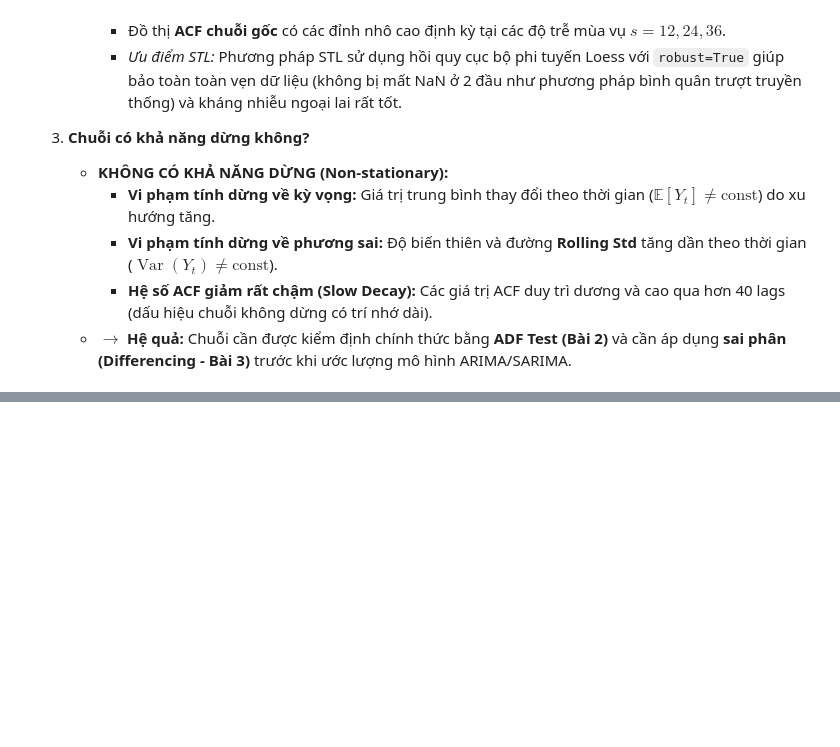
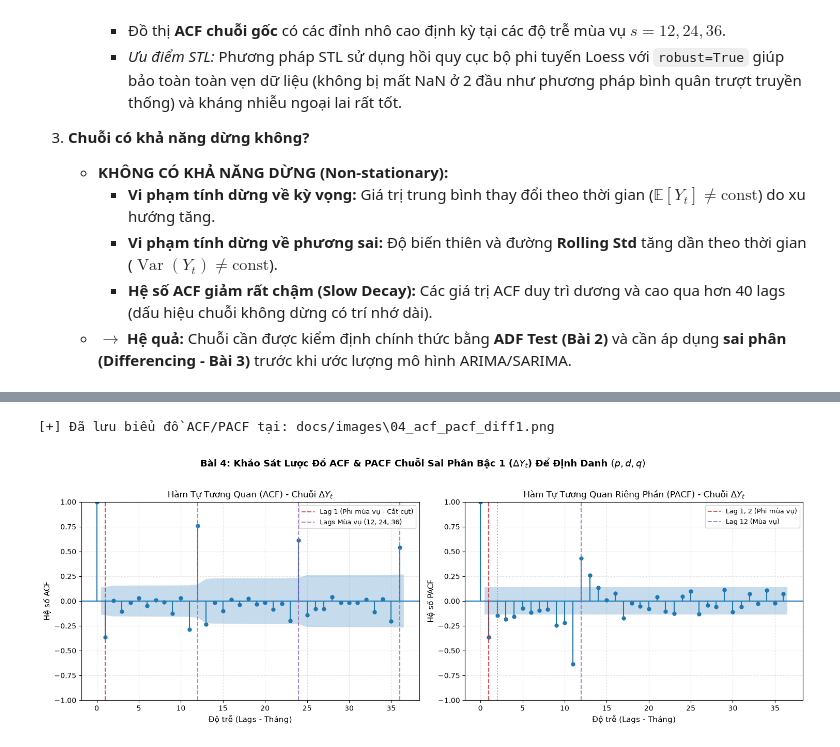
Before and after one commit to ZojithichIT/Lab2_Timeseries, a Jupyter notebook: scripts/main.ipynb, the cells around one changed output, grey strips where cells are left out. Drawn from its saved outputs; the diff is of its cells as text; code cells hidden in the pictures; blank space fills up the shorter version.

```diff
--- a/scripts/main.ipynb
+++ b/scripts/main.ipynb
@@ -219,0 +497,66 @@ Dựa trên các phân tích và biểu đồ trực quan ở trên, ta có kế
+# %%
+# 1. Trực quan hóa Lược đồ Tự Tương Quan (ACF) & Tự Tương Quan Riêng Phần (PACF)
+from statsmodels.graphics.tsaplots import plot_acf, plot_pacf
+import os
+
+# Đảm bảo đường dẫn thư mục ảnh linh hoạt khi chạy ở root hoặc scripts/
+img_dir = 'docs/images' if os.path.exists('docs/images') else '../docs/images'
+os.makedirs(img_dir, exist_ok=True)
+
+# Thiết lập kích thước đồ thị chuyên nghiệp
+fig, axes = plt.subplots(1, 2, figsize=(15, 5.2))
+
+# Subplot 1: Hàm Tự tương quan (ACF) của chuỗi sai phân bậc 1
+plot_acf(
+    diff1_series,
+    lags=36,
+    ax=axes[0],
+    alpha=0.05,
+    title=r'Hàm Tự Tương Quan (ACF) - Chuỗi $\Delta Y_t$'
+)
+axes[0].set_xlabel('Độ trễ (Lags - Tháng)', fontsize=11)
+axes[0].set_ylabel('Hệ số ACF', fontsize=11)
+axes[0].grid(True, linestyle=':', alpha=0.6)
+
+# Đánh dấu các mốc trễ quan trọng trên đồ thị ACF
+axes[0].axvline(1, color='#d62728', linestyle='--', linewidth=1.5, alpha=0.8, label='Lag 1 (Phi mùa vụ - Cắt cụt)')
+axes[0].axvline(12, color='#9467bd', linestyle='--', linewidth=1.5, alpha=0.8, label='Lags Mùa vụ (12, 24, 36)')
+axes[0].axvline(24, color='#9467bd', linestyle='--', linewidth=1.5, alpha=0.8)
+axes[0].axvline(36, color='#9467bd', linestyle='--', linewidth=1.5, alpha=0.8)
+axes[0].legend(loc='upper right', frameon=True, fontsize=9)
+
+# Subplot 2: Hàm Tự tương quan riêng phần (PACF) của chuỗi sai phân bậc 1
+plot_pacf(
+    diff1_series,
+    lags=36,
+    ax=axes[1],
+    method='ywm',
+    alpha=0.05,
+    title=r'Hàm Tự Tương Quan Riêng Phần (PACF) - Chuỗi $\Delta Y_t$'
+)
+axes[1].set_xlabel('Độ trễ (Lags - Tháng)', fontsize=11)
+axes[1].set_ylabel('Hệ số PACF', fontsize=11)
+axes[1].grid(True, linestyle=':', alpha=0.6)
+
+# Đánh dấu các mốc trễ quan trọng trên đồ thị PACF
+axes[1].axvline(1, color='#d62728', linestyle='--', linewidth=1.5, alpha=0.8, label='Lag 1, 2 (Phi mùa vụ)')
+axes[1].axvline(2, color='#ff7f0e', linestyle=':', linewidth=1.5, alpha=0.8)
+axes[1].axvline(12, color='#9467bd', linestyle='--', linewidth=1.5, alpha=0.8, label='Lag 12 (Mùa vụ)')
+axes[1].legend(loc='upper right', frameon=True, fontsize=9)
+
+plt.suptitle(
+    r'Bài 4: Khảo Sát Lược Đồ ACF & PACF Chuỗi Sai Phân Bậc 1 ($\Delta Y_t$) Để Định Danh $(p, d, q)$',
+    fontsize=13,
+    fontweight='bold',
+    y=1.02
+)
+plt.tight_layout()
+
+# Lưu đồ thị độ phân giải cao phục vụ tài liệu và báo cáo
+fig_save_path = os.path.join(img_dir, '04_acf_pacf_diff1.png')
+plt.savefig(fig_save_path, dpi=300, bbox_inches='tight')
+print(f"[+] Đã lưu biểu đồ ACF/PACF tại: {fig_save_path}")
+plt.show()
+# %% [output]
+[+] Đã lưu biểu đồ ACF/PACF tại: docs/images\04_acf_pacf_diff1.png
+[figure, added]
```
Also changed, not shown: parts of 34 cells of this notebook, 13 other files.
